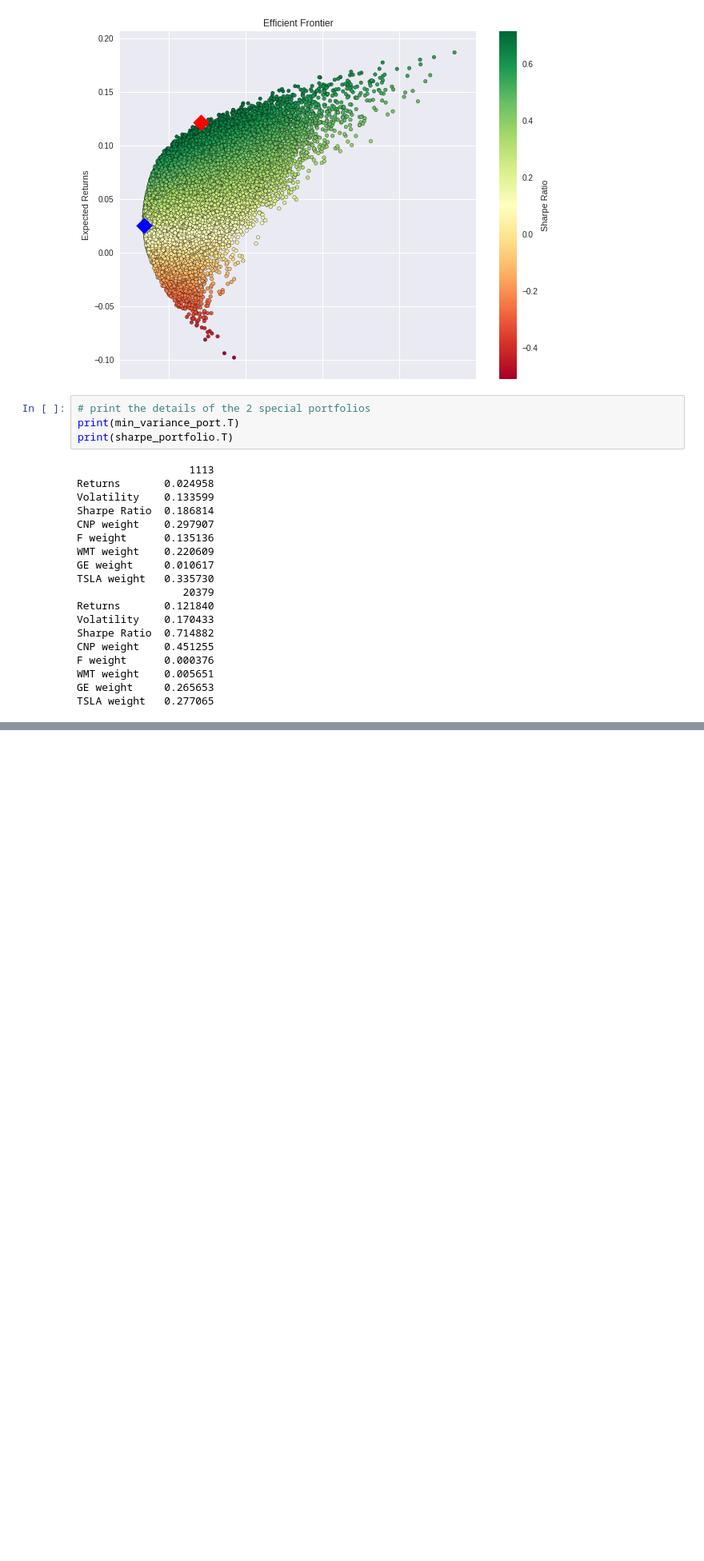
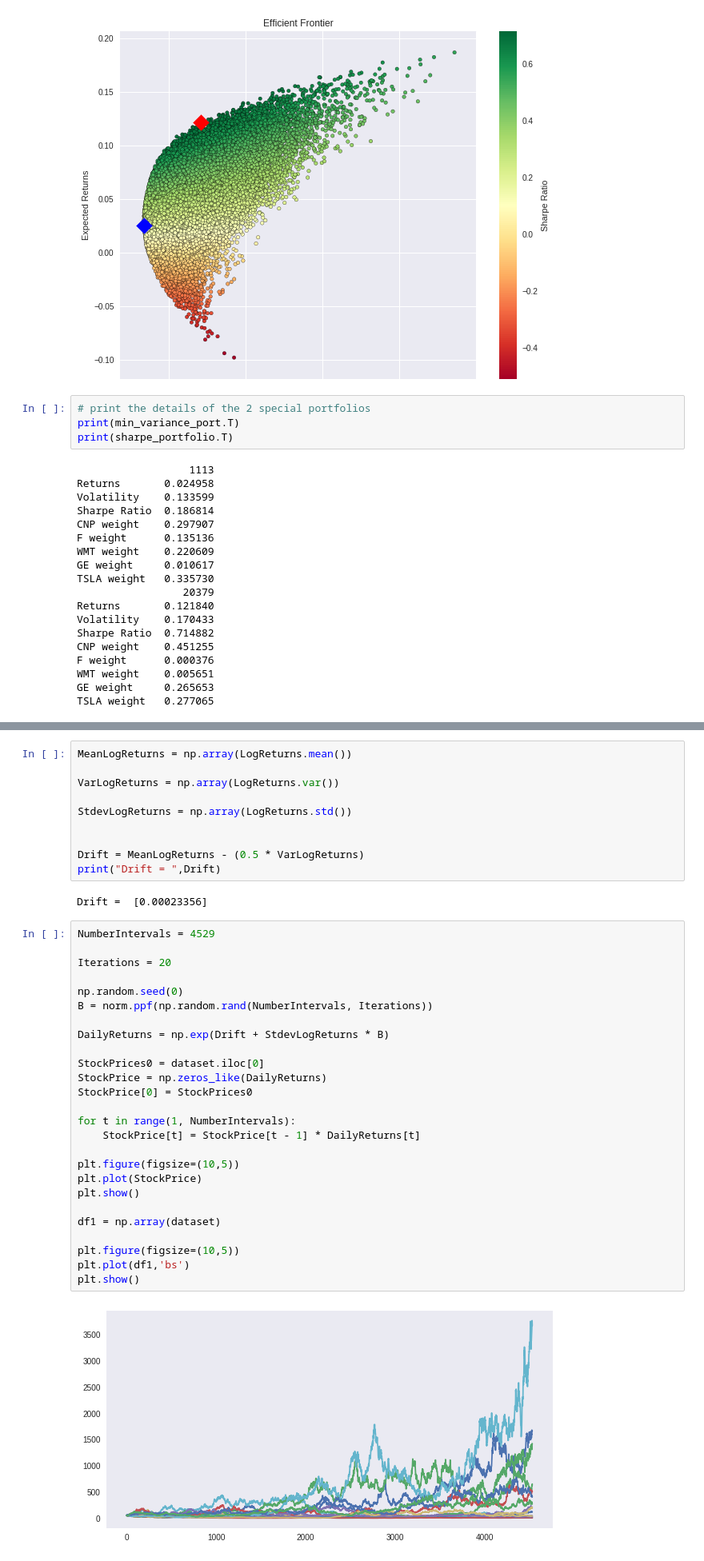
Before and after one commit to nitinskanwar/Reinforcement-Learning, a Jupyter notebook: Monte Carlo Simulations/Everything Monte-Carlo.ipynb, the cells around one changed output, grey strips where cells are left out. Shown at 80% size. Saved outputs shown, nothing was run; the diff lists cells and outputs as text; blank space fills up the shorter version.

Commit message:
Stock Price Prediction using Monte Carlo simulation

```diff
--- a/Monte Carlo Simulations/Everything Monte-Carlo.ipynb
+++ b/Monte Carlo Simulations/Everything Monte-Carlo.ipynb
@@ -184,0 +312,40 @@ TSLA weight   0.277065
+# %%
+MeanLogReturns = np.array(LogReturns.mean())
+
+VarLogReturns = np.array(LogReturns.var())
+
+StdevLogReturns = np.array(LogReturns.std())
+
+
+Drift = MeanLogReturns - (0.5 * VarLogReturns)
+print("Drift = ",Drift)
+# %% [output]
+Drift =  [0.00023356]
+# %%
+NumberIntervals = 4529
+
+Iterations = 20
+
+np.random.seed(0)
+B = norm.ppf(np.random.rand(NumberIntervals, Iterations))
+
+DailyReturns = np.exp(Drift + StdevLogReturns * B)
+
+StockPrices0 = dataset.iloc[0]
+StockPrice = np.zeros_like(DailyReturns)
+StockPrice[0] = StockPrices0
+
+for t in range(1, NumberIntervals):
+    StockPrice[t] = StockPrice[t - 1] * DailyReturns[t]
+
+plt.figure(figsize=(10,5))
+plt.plot(StockPrice)
+plt.show()
+
+df1 = np.array(dataset)
+
+plt.figure(figsize=(10,5))
+plt.plot(df1,'bs')
+plt.show()
+# %% [output]
+[figure, added]
```
Also changed, not shown: parts of 12 cells of this notebook, 1 other file.
